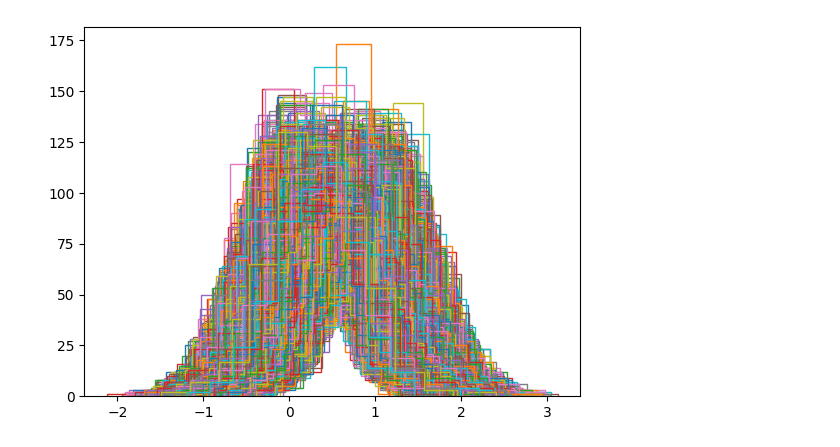
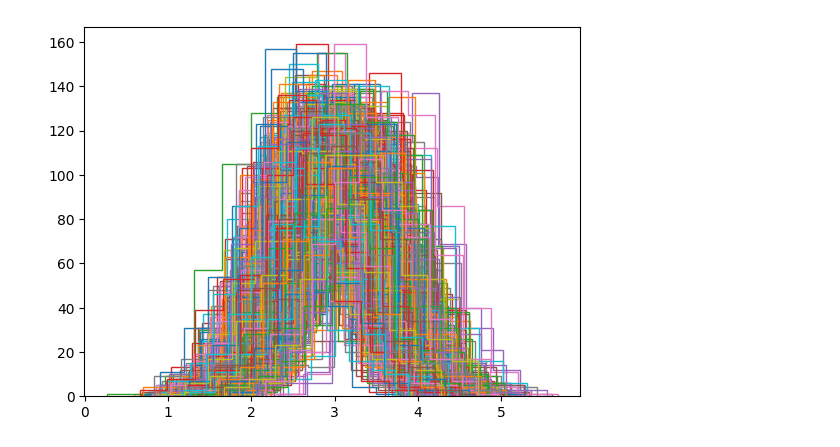
Before and after one commit to SSingh087/test-hierarchical-model, a Jupyter notebook: test-toy-HM/test-astro-HM.ipynb, the cells around one changed output. Drawn from its saved outputs; the diff is of its cells as text; code cells hidden in the pictures.

```diff
--- a/test-toy-HM/test-astro-HM.ipynb
+++ b/test-toy-HM/test-astro-HM.ipynb
@@ -40,14 +50,16 @@ plt.legend()
 # %%
+# DEFINING THE POSTERIORS ON Z
+
 LEN_DATA = 500
-X = np.empty((SEEDS, LEN_DATA))
-for i in range(SEEDS):
-    X[i] = st.norm(loc=detection_rate(z[i]), scale=0.5).rvs(size=LEN_DATA)
+Z_SRC = np.empty((SEEDS//2, LEN_DATA))
+for i in range(SEEDS//2):
+    Z_SRC[i] = st.norm(loc=z_events[i], scale=0.5).rvs(size=LEN_DATA)
+
+# PLOTTING ALL THE EVENTS' Z
+
+for i in range(SEEDS//2):
+    plt.hist(Z_SRC[i], fill=False, histtype='step', label=i)
+# %% [output]
+[figure, added]
-# %%
-# large number of data sets can lead to a messy plot
-for i in range(SEEDS):
-    plt.hist(X[i], fill=False, histtype='step', label=i)
-#plt.legend()
-# %% [output]
-[figure, removed]
 # %%
 import pymc3 as pm
```
Also changed, not shown: parts of 33 cells of this notebook, 3 other files.
